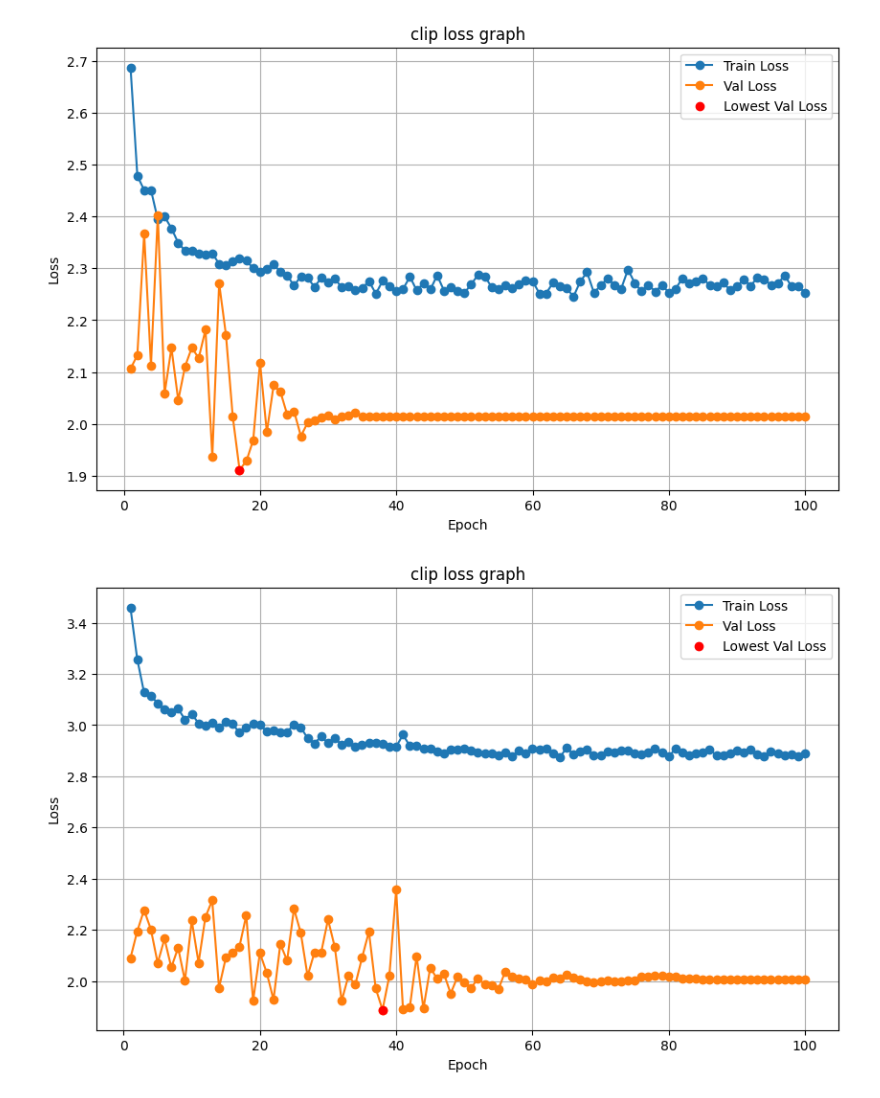
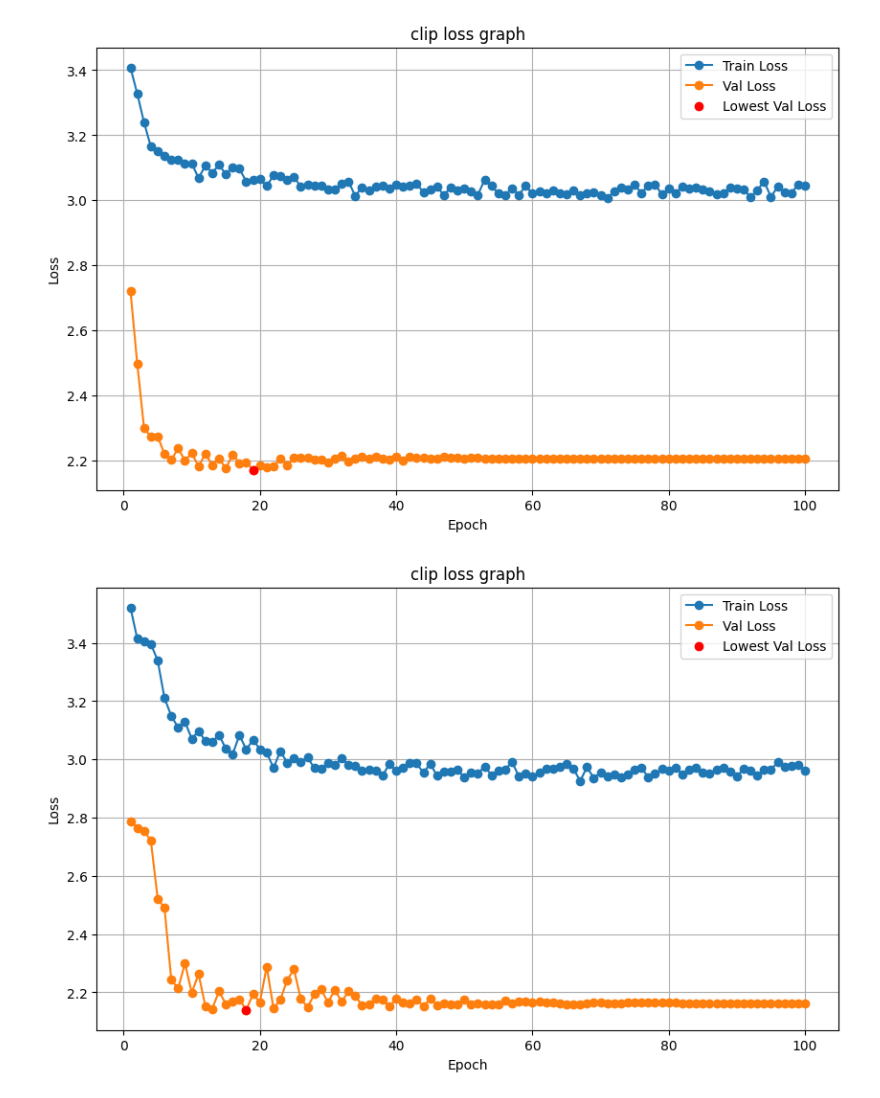
Before and after one commit to markjoonho/aiv_coding, a Jupyter notebook: clip_result.ipynb, the cells around one changed output. Saved outputs shown, nothing was run; the diff lists cells and outputs as text; code cells hidden in the pictures.

```diff
--- a/clip_result.ipynb
+++ b/clip_result.ipynb
@@ -10,37 +4,44 @@ with open(file_path, 'r', encoding='utf-8') as file:
 # %%
+file_path = './ckpt/20250317_205757/train_20250317_205757.log'
+
+
+# 파일 읽기
+with open(file_path, 'r', encoding='utf-8') as file:
+    log_data = file.read()
+
 pattern = re.compile(r"Epoch\s+(\d+)\s+\|\s+Train Loss:\s+([\d.]+)\s+\|\s+Val Loss:\s+([\d.]+)")
 epochs = []
 train_losses = []
 val_losses = []
 
 for line in log_data.splitlines():
     match = pattern.search(line)
     if match:
         epochs.append(int(match.group(1)))
         train_losses.append(float(match.group(2)))
         val_losses.append(float(match.group(3)))
 
 # 가장 낮은 validation loss의 에폭 찾기
 min_val_loss = min(val_losses)
 min_val_index = val_losses.index(min_val_loss)
 min_val_epoch = epochs[min_val_index]
 
 # 그래프 그리기
 plt.figure(figsize=(10, 6))
 plt.plot(epochs, train_losses, marker='o', label="Train Loss")
 plt.plot(epochs, val_losses, marker='o', label="Val Loss")
 # 최저의 validation loss 지점 표시
 plt.scatter([min_val_epoch], [min_val_loss], color='red', zorder=5, label="Lowest Val Loss")
 plt.xlabel("Epoch")
 plt.ylabel("Loss")
 plt.title("clip loss graph")
 plt.legend()
 plt.grid(True)
 plt.show()
 # %% [output]
-[figure, old version]
+[figure, new version]
 # %%
-file_path = './ckpt/20250317_012501/train_20250317_012501.log'
+file_path = './ckpt/20250317_205659/train_20250317_205659.log'
 
 
 # 파일 읽기
@@ -77,4 +78,4 @@ plt.legend()
 plt.grid(True)
 plt.show()
 # %% [output]
-[figure, old version]
+[figure, new version]
```
Also changed, not shown: parts of 3 cells of this notebook, 20 other files.
